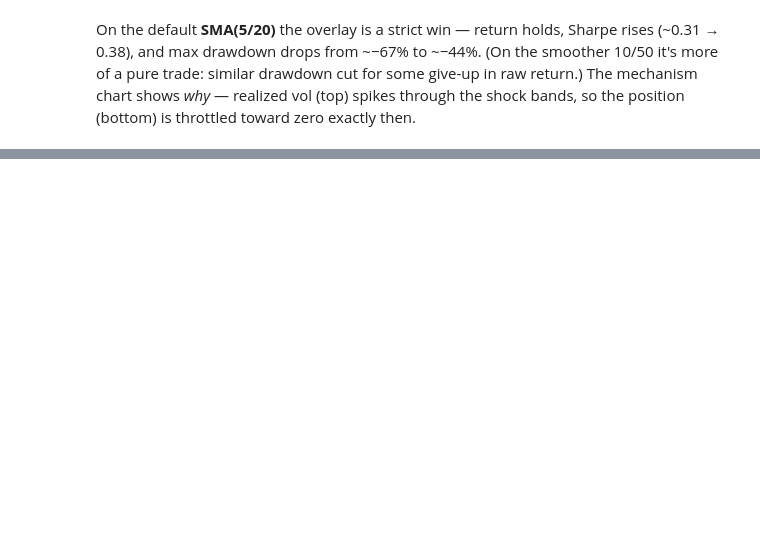
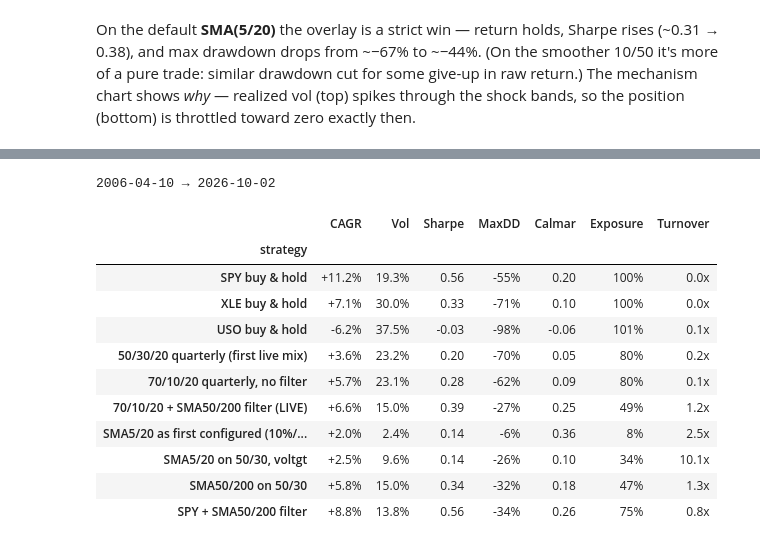
Before and after one commit to godot107/energy-batch-trader, a Jupyter notebook: notebooks/research.ipynb, the cells around one changed output, grey strips where cells are left out. Saved outputs shown, nothing was run; the diff lists cells and outputs as text; code cells hidden in the pictures; blank space fills up the shorter version.

```diff
--- a/notebooks/research.ipynb
+++ b/notebooks/research.ipynb
@@ -207,0 +227,23 @@ display(Image(str(p)))
+# %%
+from energy_trader import longrun as lr
+
+px, tbill = lr.load_history()          # SPY, XLE, USO + ^IRX, 2006-04 → today
+table, curves = lr.compare(px, tbill)
+print(f"{px.index[0].date()} → {px.index[-1].date()}")
+table.style.format({"CAGR": "{:+.1%}", "Vol": "{:.1%}", "Sharpe": "{:.2f}",
+                    "MaxDD": "{:+.0%}", "Calmar": "{:.2f}", "Exposure": "{:.0%}",
+                    "Turnover": "{:.1f}x"})
+# %% [output]
+2006-04-10 → 2026-10-02
+|  | CAGR | Vol | Sharpe | MaxDD | Calmar | Exposure | Turnover |
+| strategy |  |  |  |  |  |  |  |
+| SPY buy & hold | +11.2% | 19.3% | 0.56 | -55% | 0.20 | 100% | 0.0x |
+| XLE buy & hold | +7.1% | 30.0% | 0.33 | -71% | 0.10 | 100% | 0.0x |
+| USO buy & hold | -6.2% | 37.5% | -0.03 | -98% | -0.06 | 101% | 0.1x |
+| 50/30/20 quarterly (first live mix) | +3.6% | 23.2% | 0.20 | -70% | 0.05 | 80% | 0.2x |
+| 70/10/20 quarterly, no filter | +5.7% | 23.1% | 0.28 | -62% | 0.09 | 80% | 0.1x |
+| 70/10/20 + SMA50/200 filter (LIVE) | +6.6% | 15.0% | 0.39 | -27% | 0.25 | 49% | 1.2x |
+| SMA5/20 as first configured (10%/... | +2.0% | 2.4% | 0.14 | -6% | 0.36 | 8% | 2.5x |
+| SMA5/20 on 50/30, voltgt | +2.5% | 9.6% | 0.14 | -26% | 0.10 | 34% | 10.1x |
+| SMA50/200 on 50/30 | +5.8% | 15.0% | 0.34 | -32% | 0.18 | 47% | 1.3x |
+| SPY + SMA50/200 filter | +8.8% | 13.8% | 0.56 | -34% | 0.26 | 75% | 0.8x |
```
Also changed, not shown: parts of 17 cells of this notebook, 11 other files.
